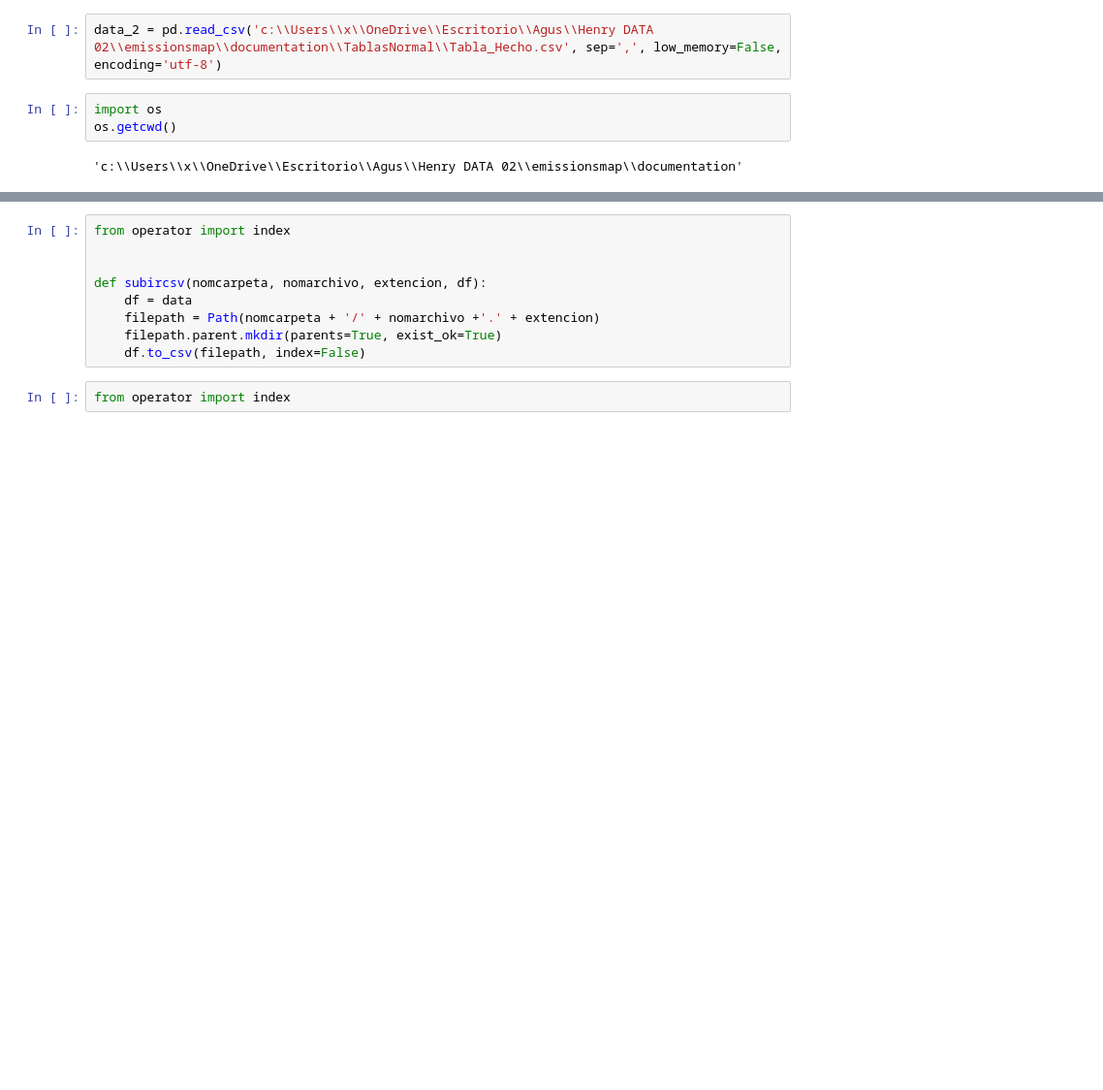
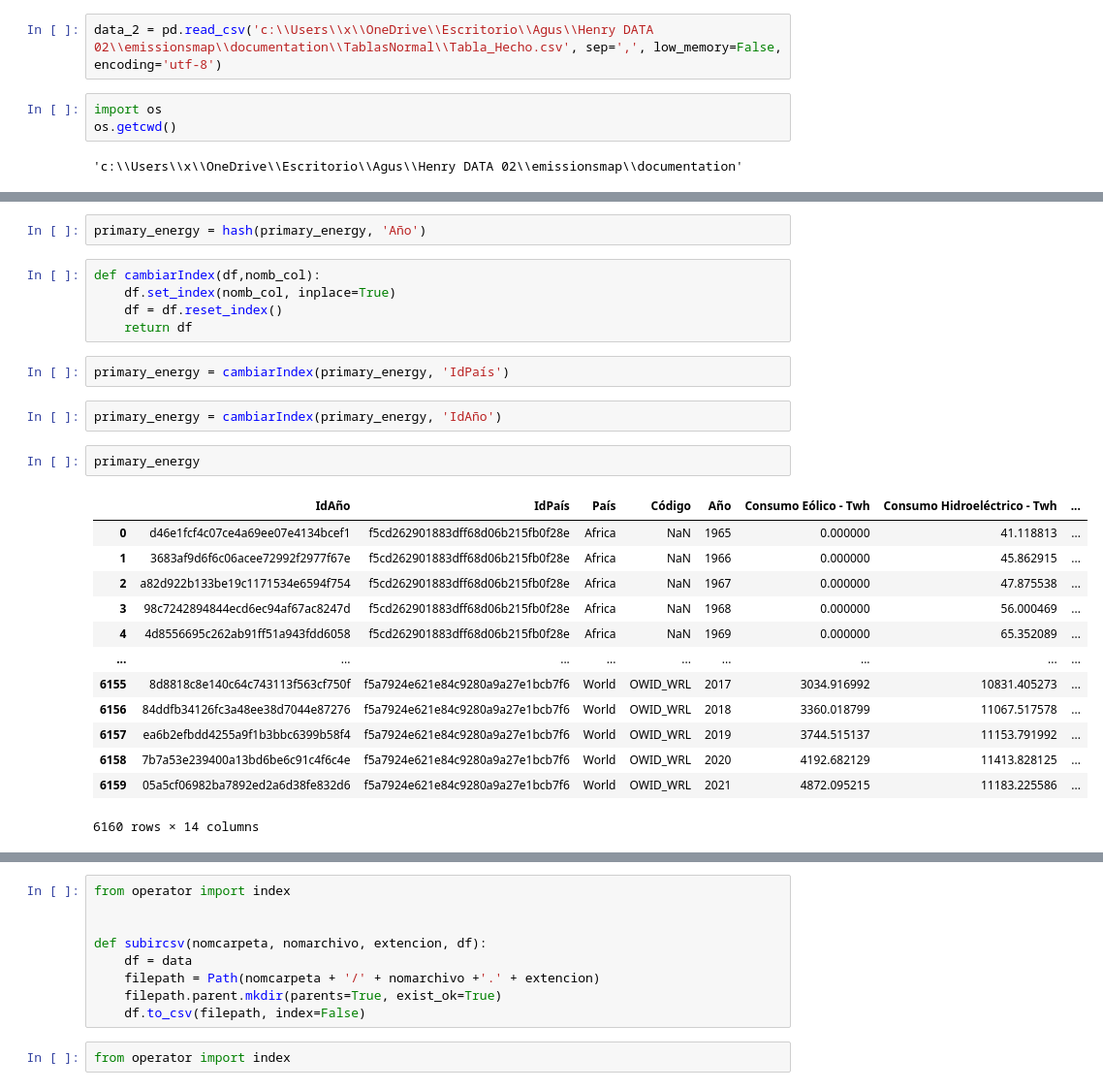
Before and after one commit to emissionsmap/emissionsmap, a Jupyter notebook: documentation/primary_energy.ipynb, the cells around one changed output, grey strips where cells are left out. Shown at 97% size. Cells and saved outputs as stored; diff of their text form; blank space fills up the shorter version.

```diff
--- a/documentation/primary-energy.ipynb
+++ b/documentation/primary_energy.ipynb
@@ -132,0 +150,27 @@ data
+# %%
+primary_energy = hash(primary_energy, 'Año')
+# %%
+def cambiarIndex(df,nomb_col):
+    df.set_index(nomb_col, inplace=True)
+    df = df.reset_index()
+    return df
+# %%
+primary_energy = cambiarIndex(primary_energy, 'IdPaís')
+# %%
+primary_energy = cambiarIndex(primary_energy, 'IdAño')
+# %%
+primary_energy
+# %% [output]
+|  | IdAño | IdPaís | País | Código | Año | Consumo Eólico - Twh | Consumo Hidroeléctrico - Twh | ... |
+| 0 | d46e1fcf4c07ce4a69ee07e4134bcef1 | f5cd262901883dff68d06b215fb0f28e | Africa | NaN | 1965 | 0.000000 | 41.118813 | ... |
+| 1 | 3683af9d6f6c06acee72992f2977f67e | f5cd262901883dff68d06b215fb0f28e | Africa | NaN | 1966 | 0.000000 | 45.862915 | ... |
+| 2 | a82d922b133be19c1171534e6594f754 | f5cd262901883dff68d06b215fb0f28e | Africa | NaN | 1967 | 0.000000 | 47.875538 | ... |
+| 3 | 98c7242894844ecd6ec94af67ac8247d | f5cd262901883dff68d06b215fb0f28e | Africa | NaN | 1968 | 0.000000 | 56.000469 | ... |
+| 4 | 4d8556695c262ab91ff51a943fdd6058 | f5cd262901883dff68d06b215fb0f28e | Africa | NaN | 1969 | 0.000000 | 65.352089 | ... |
+| ... | ... | ... | ... | ... | ... | ... | ... | ... |
+| 6155 | 8d8818c8e140c64c743113f563cf750f | f5a7924e621e84c9280a9a27e1bcb7f6 | World | OWID_WRL | 2017 | 3034.916992 | 10831.405273 | ... |
+| 6156 | 84ddfb34126fc3a48ee38d7044e87276 | f5a7924e621e84c9280a9a27e1bcb7f6 | World | OWID_WRL | 2018 | 3360.018799 | 11067.517578 | ... |
+| 6157 | ea6b2efbdd4255a9f1b3bbc6399b58f4 | f5a7924e621e84c9280a9a27e1bcb7f6 | World | OWID_WRL | 2019 | 3744.515137 | 11153.791992 | ... |
+| 6158 | 7b7a53e239400a13bd6be6c91c4f6c4e | f5a7924e621e84c9280a9a27e1bcb7f6 | World | OWID_WRL | 2020 | 4192.682129 | 11413.828125 | ... |
+| 6159 | 05a5cf06982ba7892ed2a6d38fe832d6 | f5a7924e621e84c9280a9a27e1bcb7f6 | World | OWID_WRL | 2021 | 4872.095215 | 11183.225586 | ... |
+6160 rows × 14 columns
```
Also changed, not shown: parts of 8 cells of this notebook, 4 other files.
